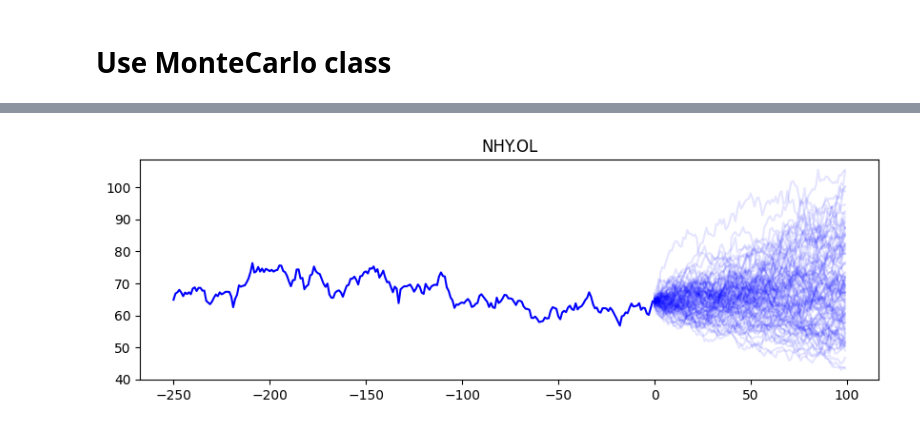
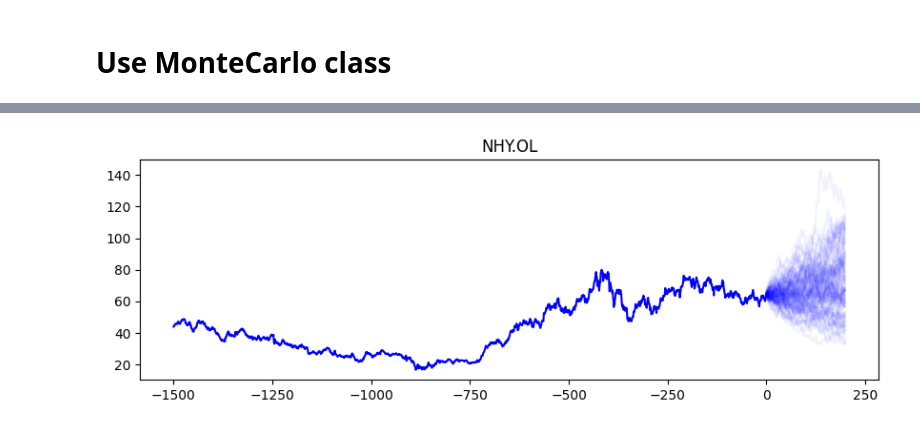
Before and after one commit to magnushelliesen/monte-carlo-simulator, a Jupyter notebook: monte-carlo-simulator.ipynb, the cells around one changed output, grey strips where cells are left out. Saved outputs shown, nothing was run; the diff lists cells and outputs as text; code cells hidden in the pictures.

Commit message:
A little bit longer simulation period

```diff
--- a/monte-carlo-simulator.ipynb
+++ b/monte-carlo-simulator.ipynb
@@ -64,7 +64,7 @@ def fetch_data(tickers: tuple):
         .pivot(index='Date', columns='Ticker', values='Close')
     )
 
-tickers = ('NHY.OL', 'DNB.OL', 'YAR.OL', 'NAS.OL', 'TEL.OL', 'FRO.OL')
+tickers = ('NHY.OL', 'DNB.OL', 'YAR.OL', 'KOG.OL', 'TEL.OL', 'FRO.OL')
 df = fetch_data(tickers).dropna()
 df
 # %% [output]
@@ -193,5 +193,5 @@ for col in fit.conditional_volatility_df.columns:
 # %%
-n_periods = 100
+n_periods = 200
 n_simulations = 100
 
 # Store forecast in dict
@@ -205,7 +205,7 @@ df_range_index.index = range(-df_range_index.shape[0], 0)
 for col in df.columns:
     plt.figure()
     for i in range(n_simulations):
-        (df[col].iloc[-1]*np.exp(forecast.get(i)[col].cumsum())).plot(color = 'b', alpha=0.1, figsize=(10, 3), grid=True, title=col)
-    df_range_index.loc[-250:, col].plot(color = 'b')
+        (df[col].iloc[-1]*np.exp(forecast.get(i)[col].cumsum())).plot(color = 'b', alpha=0.05, figsize=(10, 3), grid=True, title=col)
+    df_range_index.loc[-1500:, col].plot(color = 'b')
     plt.show()
 # %% [output]
@@ -215 +215 @@ for col in df.columns:
-[figure, old version]
+[figure, new version]
```
Also changed, not shown: parts of 11 cells of this notebook.
